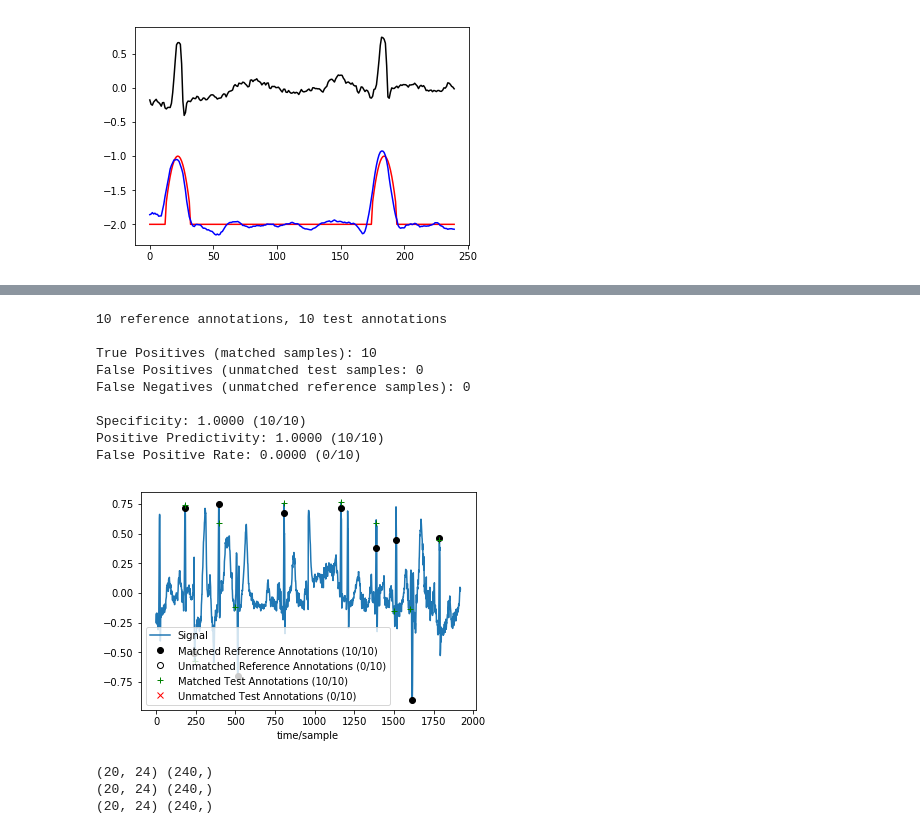
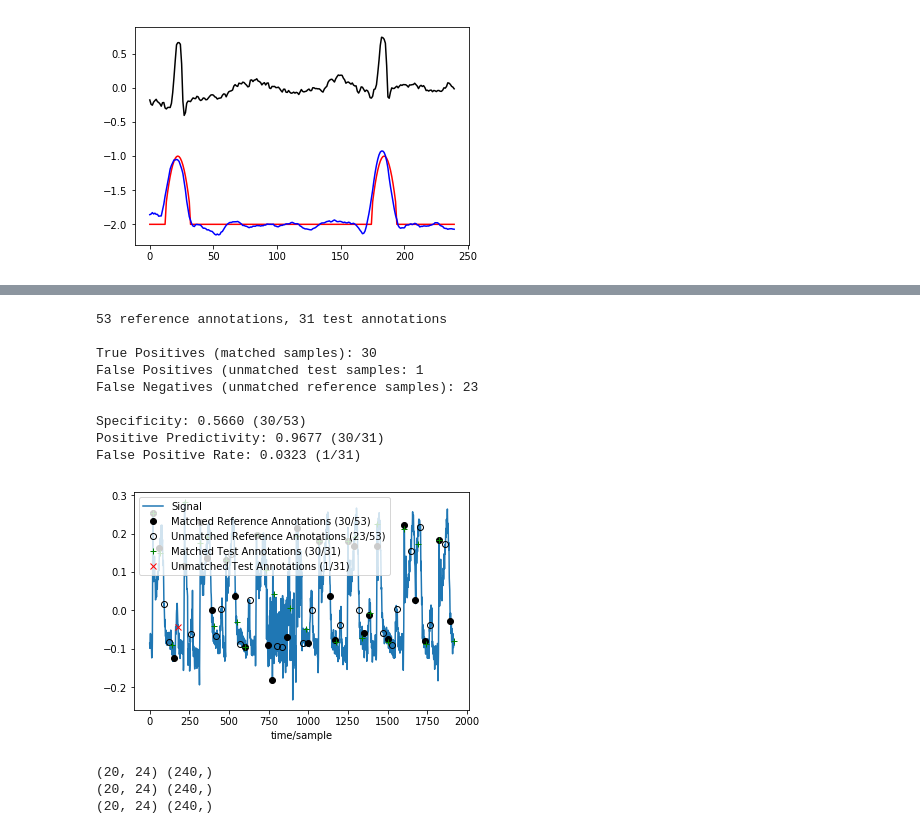
Before and after one commit to jells123/QRS-Detection, a Jupyter notebook: QRS-detectors.ipynb, the cells around one changed output, grey strips where cells are left out. Cells and saved outputs as stored; diff of their text form; code cells hidden in the pictures.

Commit message:
correction of compare annotations

```diff
--- a/QRS-detectors.ipynb
+++ b/QRS-detectors.ipynb
@@ -390,8 +390,6 @@ plt.show()
 test mean square error (loss):  0.27982820650935175   test absolute error:  0.40770388
 [figure]
 # %%
-targ_in = processing.XQRS(sig=np.concatenate(targ), fs=window_size)
-targ_in.detect()
-outputs_targ = processing.XQRS(sig=np.concatenate(output), fs=window_size)
-outputs_targ.detect()
+targ_in =  processing.find_local_peaks(sig=np.concatenate(targ), radius=30)
+out_peaks = processing.find_local_peaks(sig=np.concatenate(output), radius=30)
 signal_input_channel_ii = np.concatenate(inp[:,0,:])
@@ -407,18 +396,18 @@ QRS detection complete.
 # %%
-comparitor = processing.compare_annotations(targ_in.qrs_inds,outputs_targ.qrs_inds,int(0.1 * window_size),signal_input_channel_ii)
+comparitor = processing.compare_annotations(targ_in,outputs_targ,int(0.1 * window_size),signal_input_channel_ii)
 comparitor.print_summary()
 comparitor.plot()
 # %% [output]
-10 reference annotations, 10 test annotations
+53 reference annotations, 31 test annotations
 
-True Positives (matched samples): 10
-False Positives (unmatched test samples: 0
-False Negatives (unmatched reference samples): 0
+True Positives (matched samples): 30
+False Positives (unmatched test samples: 1
+False Negatives (unmatched reference samples): 23
 
-Specificity: 1.0000 (10/10)
-Positive Predictivity: 1.0000 (10/10)
-False Positive Rate: 0.0000 (0/10)
+Specificity: 0.5660 (30/53)
+Positive Predictivity: 0.9677 (30/31)
+False Positive Rate: 0.0323 (1/31)
-[figure, old version]
+[figure, new version]
 # %%
 def selectFromSignals_LSTM(signals, seqL, ninputs, numChan=3):
     file_idx = np.random.randint(0, signals.shape[0])
```
Also changed, not shown: parts of 1 cell of this notebook.
